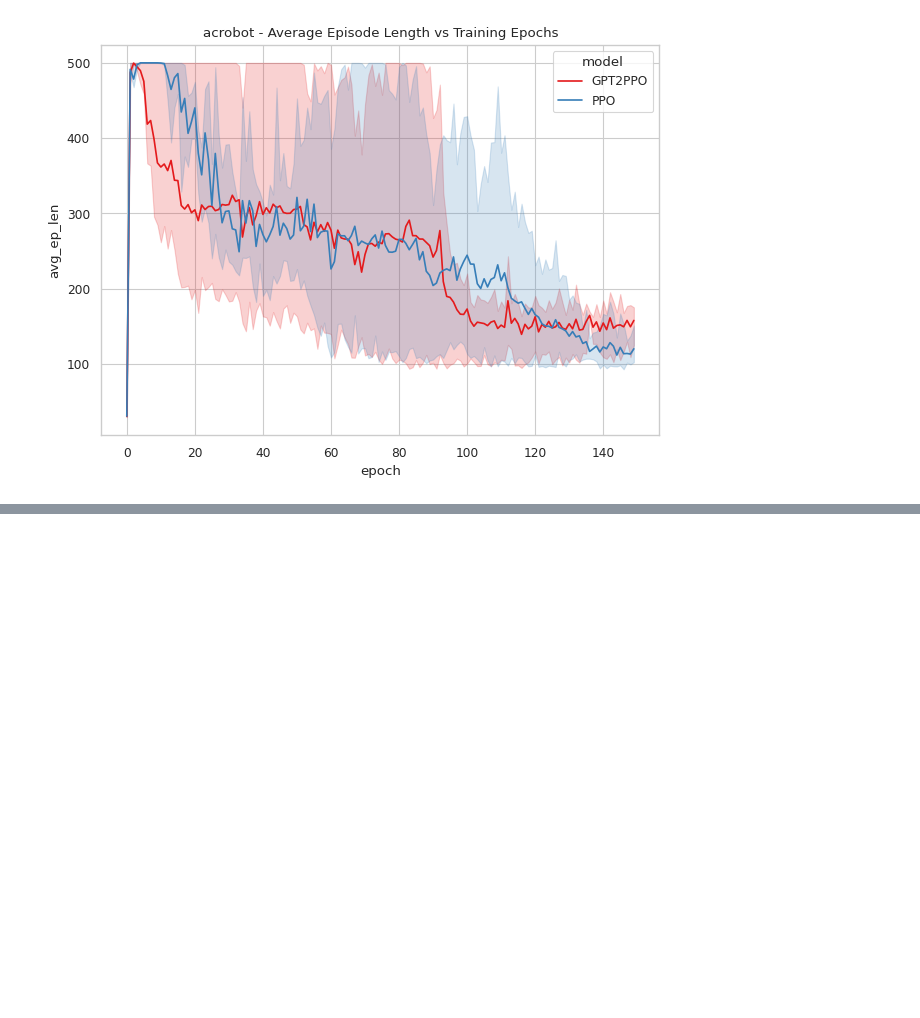
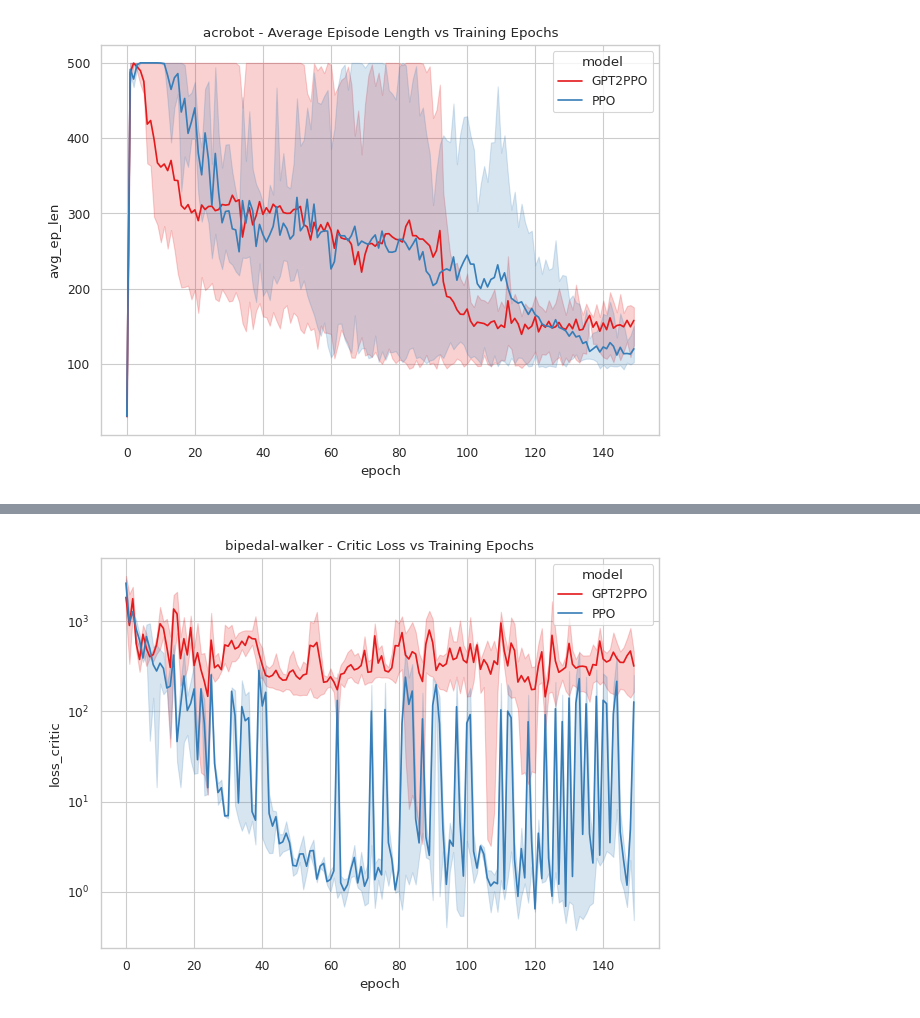
Before and after one commit to andreicozma1/ECE517-Final-Project, a Jupyter notebook: plots/wandb_plots.ipynb, the cells around one changed output, grey strips where cells are left out. Saved outputs shown, nothing was run; the diff lists cells and outputs as text; code cells hidden in the pictures; blank space fills up the shorter version.

Commit message:
added plots for bipedal walker

```diff
--- a/plots/wandb_plots.ipynb
+++ b/plots/wandb_plots.ipynb
@@ -151,0 +155,3 @@ plt.show()
+# %%
+model_df = runs_df.loc[(runs_df.model == "PPO") | (runs_df.model == "GPT2PPO")]
+model_df
@@ -151,0 +172,5 @@ plt.show()
+# %%
+plot_data(model_df, 'loss_critic', title=f"{project} - Critic Loss vs Training Epochs", y_log_scale=True)
+plt.show()
+# %% [output]
+[figure, added]
```
Also changed, not shown: parts of 7 cells of this notebook, 5 other files.
